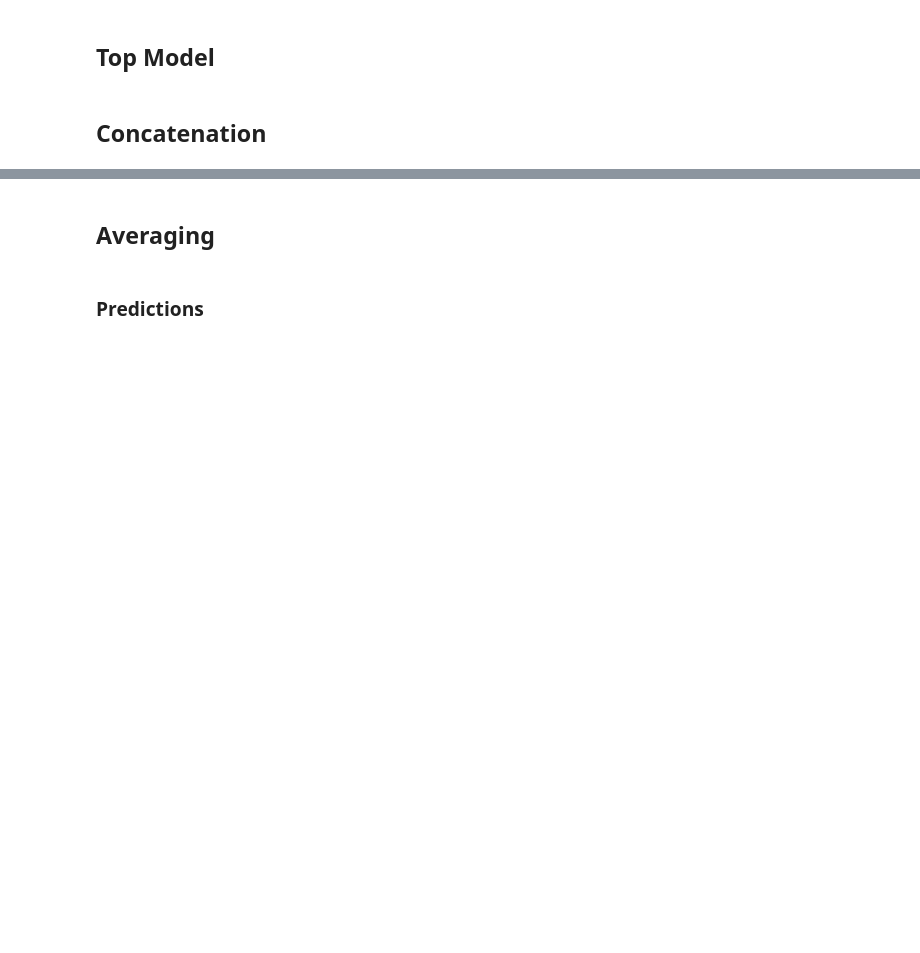
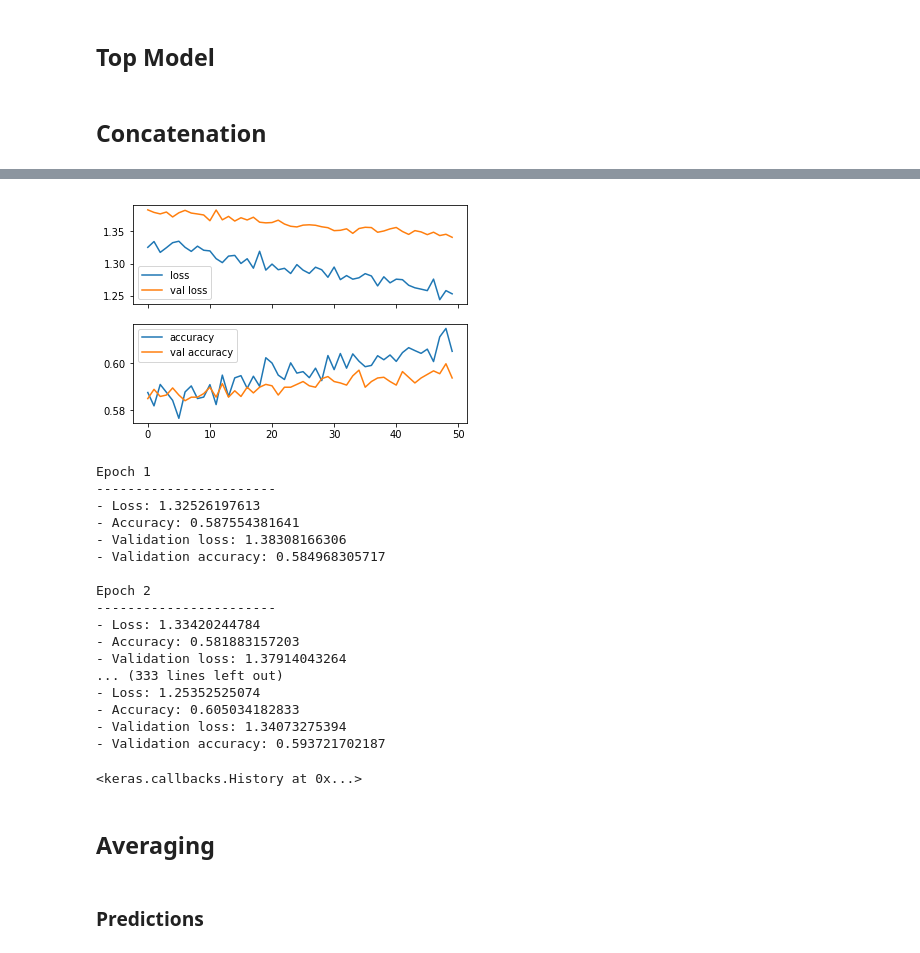
Before and after one commit to iPhaeton/car_identification, a Jupyter notebook: convnet.ipynb, the cells around one changed output, grey strips where cells are left out. Drawn from its saved outputs; the diff is of its cells as text; code cells hidden in the pictures; blank space fills up the shorter version.

Commit message:
Train on new dataset

```diff
--- a/convnet.ipynb
+++ b/convnet.ipynb
@@ -76,8 +78,8 @@ checkpoint = keras.callbacks.ModelCheckpoint(
 # %% [markdown]
 ## Data
 # %%
-train_labels = to_categorical(np.load('./features/res_net/classes_train.npy'))
-dev_labels = to_categorical(np.load('./features/res_net/classes_dev.npy'))
+train_labels = to_categorical(np.load('./features/res_net/classes_train_make.npy'))
+dev_labels = to_categorical(np.load('./features/res_net/classes_dev_make.npy'))
 # %%
 train_data_1 = np.load('./features/res_net/features_train.npy')
 dev_data_1 = np.load('./features/res_net/features_dev.npy')
@@ -109,7 +111,7 @@ def model(train_data, dev_data, lr = 0.00001):
     X = Dense(1024, activation='relu')(X)
 
     outputs = Dense(
-        num_class,
+        train_labels.shape[1],
         activation='softmax',
         #activity_regularizer=regularizers.l2(100.)
     )(X)
@@ -125,4 +127,4 @@ def model(train_data, dev_data, lr = 0.00001):
 ## Concatenation
 # %%
 plot_losses = PlotLosses()
-top_model = model(train_data, dev_data, 0.00001)
+top_model = model(train_data, dev_data, 0.000001)
@@ -129,13 +151,33 @@ top_model = model(train_data, dev_data, 0.00001)
 # %%
-#top_model.load_weights('./model_1/weights.03-0.53.hdf5')
+top_model.load_weights('./convnet_weights/weights.02-1.38.hdf5')
 
 top_model.fit(
     train_data, train_labels,
     batch_size=128,
     epochs=50,
     callbacks=[plot_losses, checkpoint],
     validation_data=(dev_data, dev_labels),
 )
+# %% [output]
+[figure, added]
+Epoch 1
+-----------------------
+- Loss: 1.32526197613
+- Accuracy: 0.587554381641
+- Validation loss: 1.38308166306
+- Validation accuracy: 0.584968305717
+
+Epoch 2
+-----------------------
+- Loss: 1.33420244784
+- Accuracy: 0.581883157203
+- Validation loss: 1.37914043264
+... (333 lines left out)
+- Loss: 1.25352525074
+- Accuracy: 0.605034182833
+- Validation loss: 1.34073275394
+- Validation accuracy: 0.593721702187
+<keras.callbacks.History at 0x...>
 # %% [markdown]
 ## Averaging
 # %%
```
Also changed, not shown: parts of 2 cells of this notebook, 1 other file.
